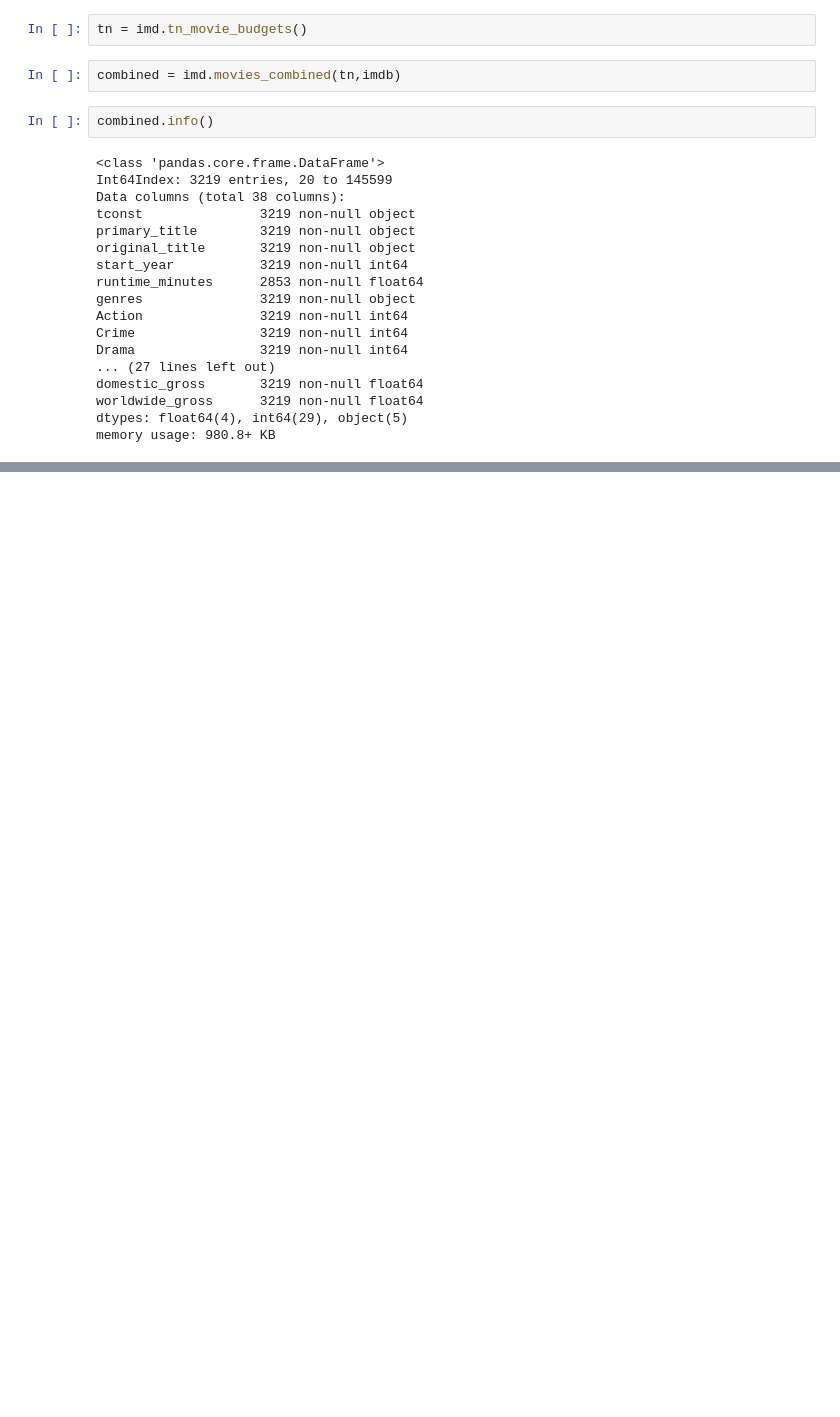
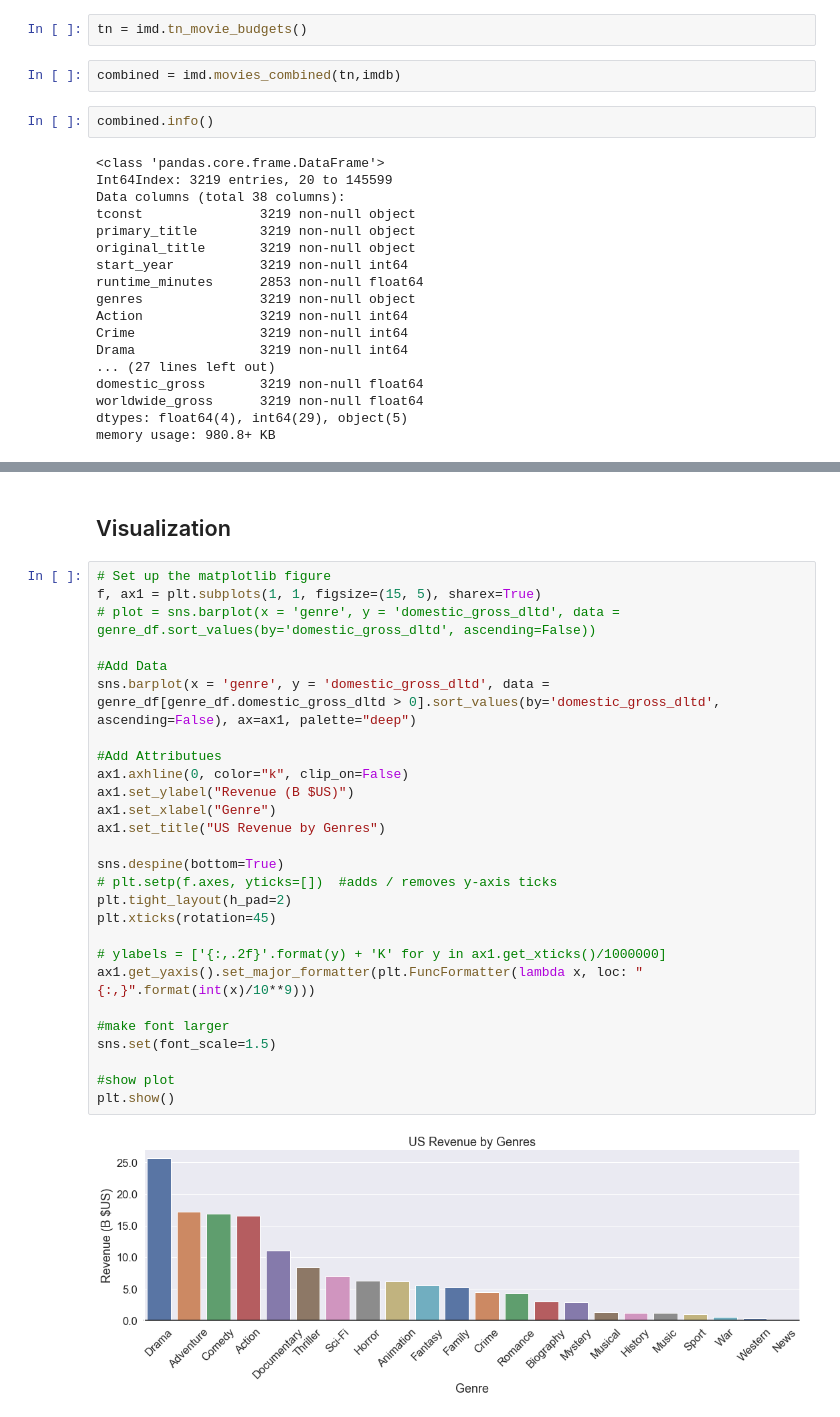
Before and after one commit to RumTumTum/mod_1_project, a Jupyter notebook: Revenue_by_genre.ipynb, the cells around one changed output, grey strips where cells are left out. Saved outputs shown, nothing was run; the diff lists cells and outputs as text; blank space fills up the shorter version.

Commit message:
add visualization

```diff
--- a/Revenue_by_genre.ipynb
+++ b/Revenue_by_genre.ipynb
@@ -85,0 +123,31 @@ genre_dict['Action']
+# %% [markdown]
+## Visualization
+# %%
+# Set up the matplotlib figure
+f, ax1 = plt.subplots(1, 1, figsize=(15, 5), sharex=True)
+# plot = sns.barplot(x = 'genre', y = 'domestic_gross_dltd', data = genre_df.sort_values(by='domestic_gross_dltd', ascending=False))
+
+#Add Data
+sns.barplot(x = 'genre', y = 'domestic_gross_dltd', data = genre_df[genre_df.domestic_gross_dltd > 0].sort_values(by='domestic_gross_dltd', ascending=False), ax=ax1, palette="deep")
+
+#Add Attributues
+ax1.axhline(0, color="k", clip_on=False)
+ax1.set_ylabel("Revenue (B $US)")
+ax1.set_xlabel("Genre")
+ax1.set_title("US Revenue by Genres")
+
+sns.despine(bottom=True)
+# plt.setp(f.axes, yticks=[])  #adds / removes y-axis ticks
+plt.tight_layout(h_pad=2)
+plt.xticks(rotation=45)
+
+# ylabels = ['{:,.2f}'.format(y) + 'K' for y in ax1.get_xticks()/1000000]
+ax1.get_yaxis().set_major_formatter(plt.FuncFormatter(lambda x, loc: "{:,}".format(int(x)/10**9)))
+
+#make font larger
+sns.set(font_scale=1.5)
+
+#show plot
+plt.show()
+# %% [output]
+[figure, added]
```
Also changed, not shown: parts of 9 cells of this notebook.
